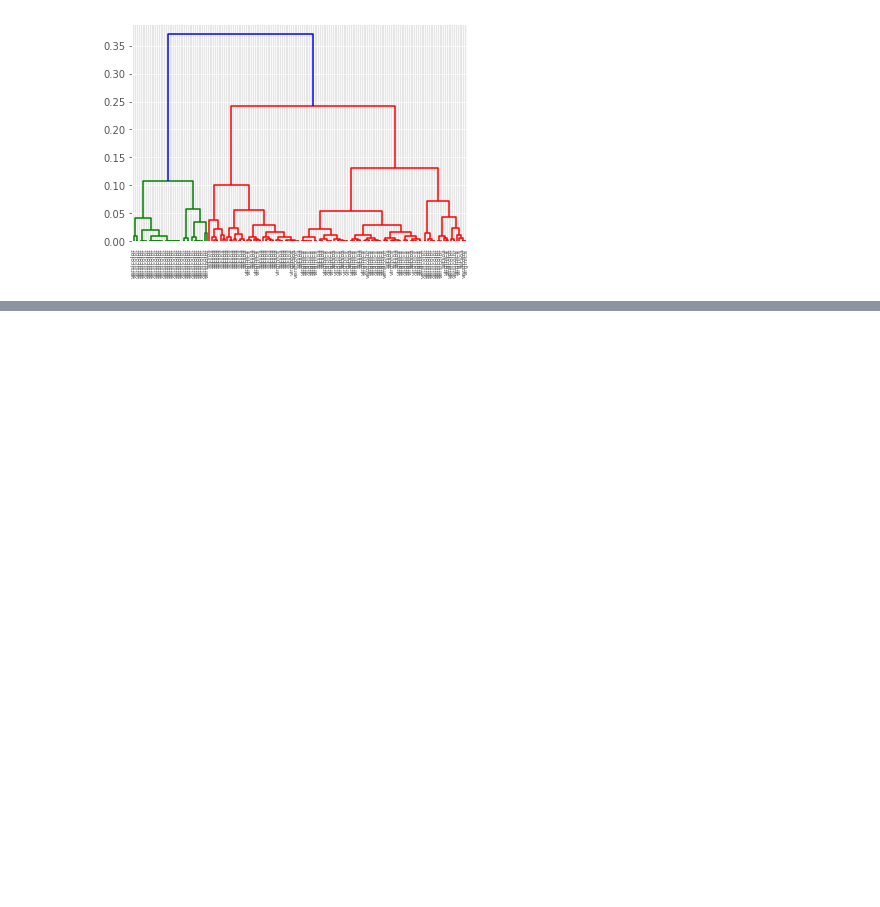
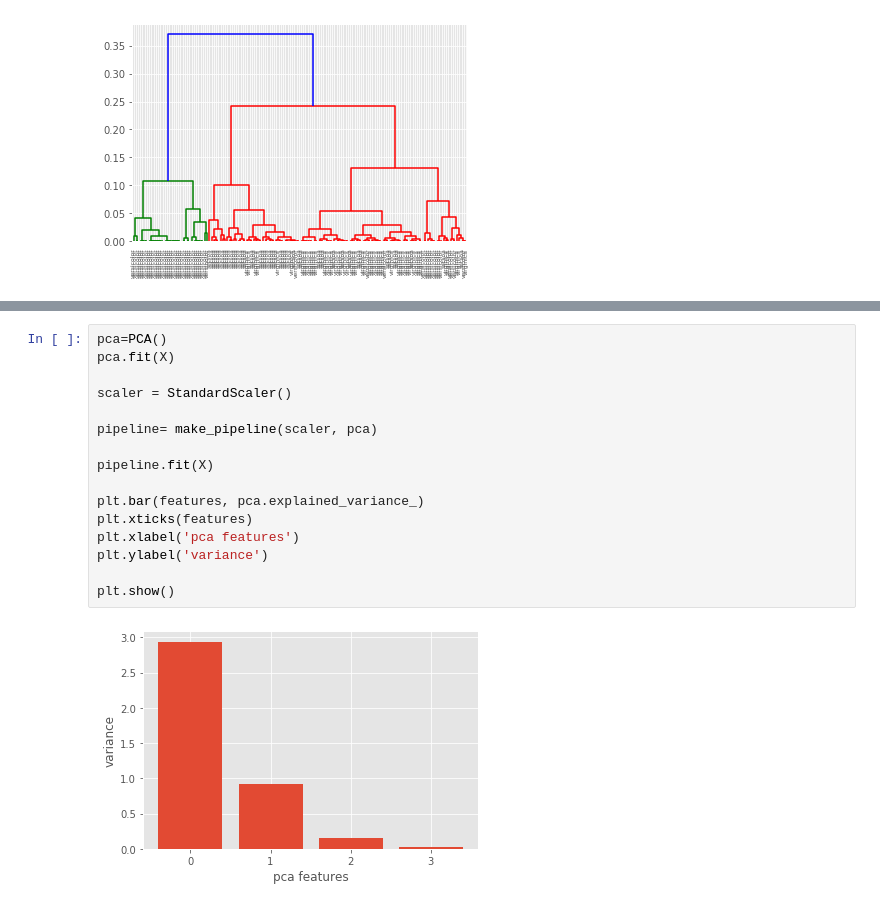
Before and after one commit to skaiphd/python-deep-learning, a Jupyter notebook: iris-classifier k-means clustering.ipynb, the cells around one changed output, grey strips where cells are left out. Saved outputs shown, nothing was run; the diff lists cells and outputs as text; blank space fills up the shorter version.

```diff
--- a/iris-classifier k-means clustering.ipynb
+++ b/iris-classifier k-means clustering.ipynb
@@ -247,0 +287,18 @@ plt.show()
+# %%
+pca=PCA()
+pca.fit(X)
+
+scaler = StandardScaler()
+
+pipeline= make_pipeline(scaler, pca)
+
+pipeline.fit(X)
+
+plt.bar(features, pca.explained_variance_)
+plt.xticks(features)
+plt.xlabel('pca features')
+plt.ylabel('variance')
+
+plt.show()
+# %% [output]
+[figure, added]
```
Also changed, not shown: parts of 8 cells of this notebook, 1 other file.
